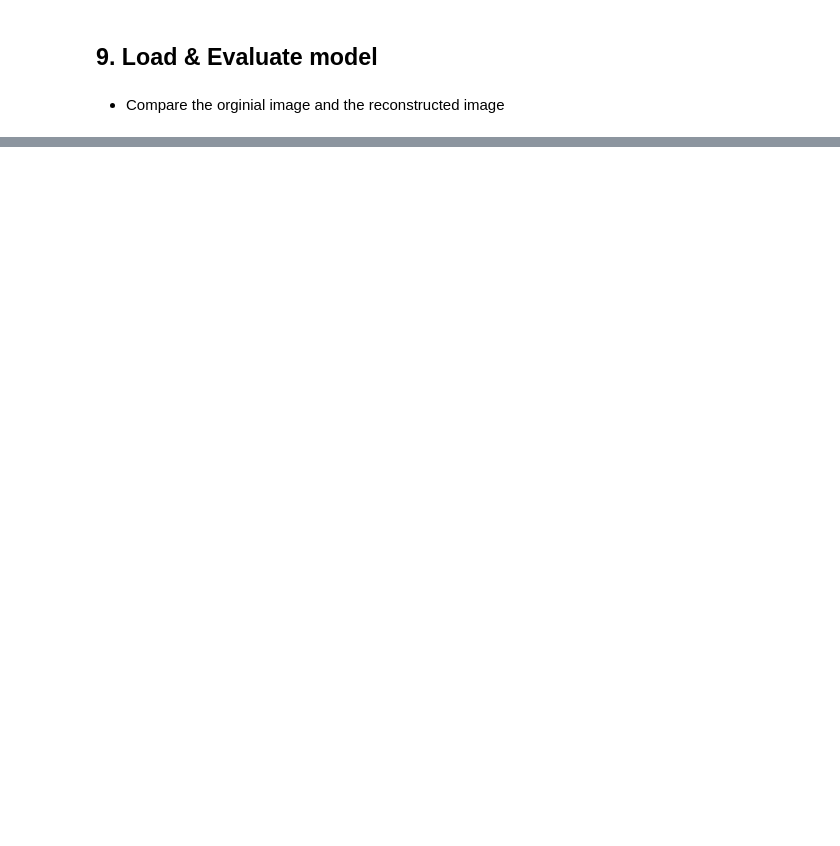
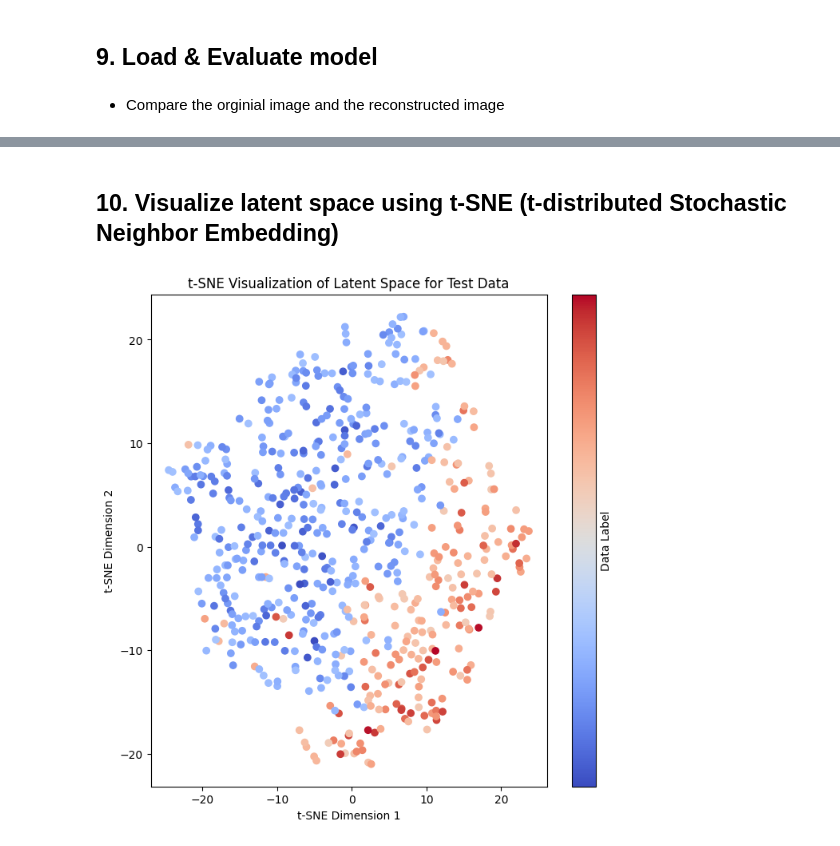
Before and after one commit to smartdesignlab/SDL_teaching, a Jupyter notebook: AE.ipynb, the cells around one changed output, grey strips where cells are left out. Drawn from its saved outputs; the diff is of its cells as text; code cells hidden in the pictures; blank space fills up the shorter version.

```diff
--- a/AE.ipynb
+++ b/AE.ipynb
@@ -425,0 +443,24 @@ plt.show()
+# %% [markdown]
+## 10. Visualize latent space using t-SNE (t-distributed Stochastic Neighbor Embedding)
+# %%
+# set the model to evaluation mode to get the encoded representations without gradients
+autoencoder.eval()
+
+with torch.no_grad():  # disable gradient computation for inference
+    # get the latent representations (encoded features) for the test dataset
+    z_test = autoencoder.encoder(test_images).cpu().detach().numpy()
+
+# apply t-SNE to reduce the latent space to 2 dimensions for visualization
+tsne = TSNE(n_components=2, perplexity=40, random_state=0)
+z_tsne = tsne.fit_transform(z_test)
+
+# create a scatter plot of the t-SNE results
+plt.figure(figsize=(8, 8))
+scatter = plt.scatter(z_tsne[:, 0], z_tsne[:, 1], c=test_labels, cmap='coolwarm')
+plt.colorbar(scatter, ticks=[0, 50], label='Data Label')
+plt.xlabel("t-SNE Dimension 1")
+plt.ylabel("t-SNE Dimension 2")
+plt.title("t-SNE Visualization of Latent Space for Test Data")
+plt.show()
+# %% [output]
+[figure, added]
```
Also changed, not shown: parts of 9 cells of this notebook.
